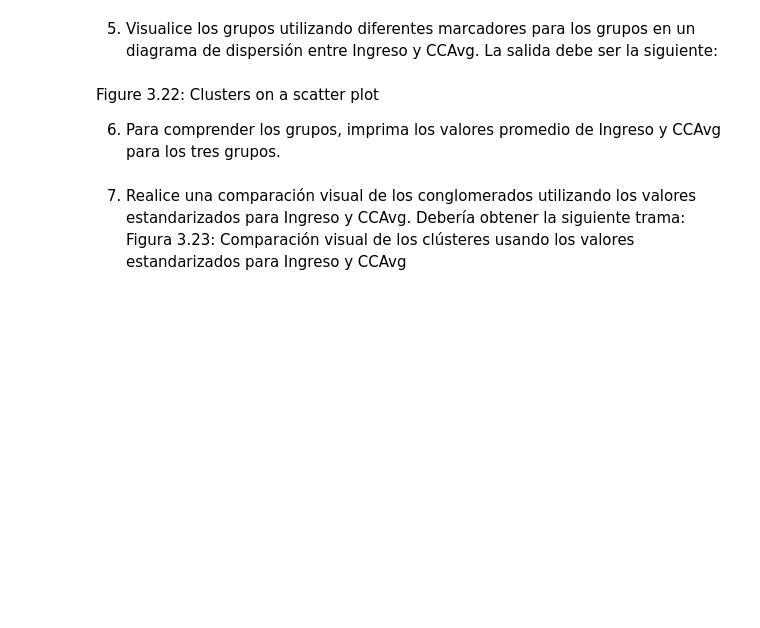
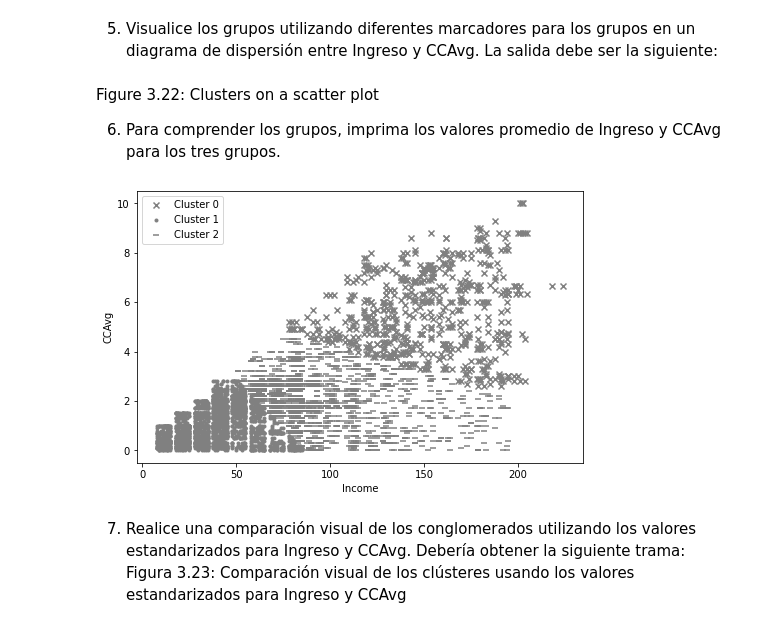
Before and after one commit to limspiga/customer-analytics, a Jupyter notebook: week-2a/customer_analytics_week_2a.ipynb, the cells around one changed output. Saved outputs shown, nothing was run; the diff lists cells and outputs as text; code cells hidden in the pictures; blank space fills up the shorter version.

```diff
--- a/week-2a/customer_analytics_week_2a.ipynb
+++ b/week-2a/customer_analytics_week_2a.ipynb
@@ -592,14 +629,18 @@ Figure 3.22: Clusters on a scatter plot
 # %%
 markers = ['x', '.', '_']
 plt.figure(figsize=[8,5])
 for clust in range(3):
     temp = bank0[bank0.Cluster == clust]
-    plt.scatter(temp.Income, temp.CCAvg, \
-marker=markers[clust], \ color='gray',\ label="Cluster "+str(clust) )
+    plt.scatter(temp.Income, temp.CCAvg,
+                marker=markers[clust],
+                color='gray',
+                label="Cluster "+str(clust) )
 plt.xlabel('Income')
 plt.ylabel('CCAvg')
 plt.legend()
 plt.show()
+# %% [output]
+[figure, added]
 # %% [markdown]
 7. Realice una comparación visual de los conglomerados utilizando los valores estandarizados para Ingreso y CCAvg. Debería obtener la siguiente trama:
 Figura 3.23: Comparación visual de los clústeres usando los valores estandarizados para Ingreso y CCAvg
```
Also changed, not shown: parts of 14 cells of this notebook.
